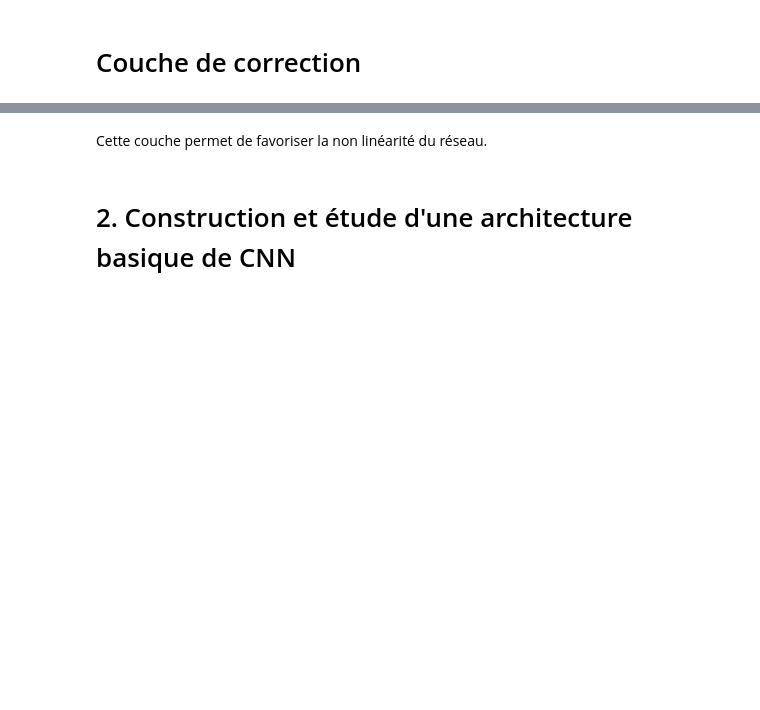
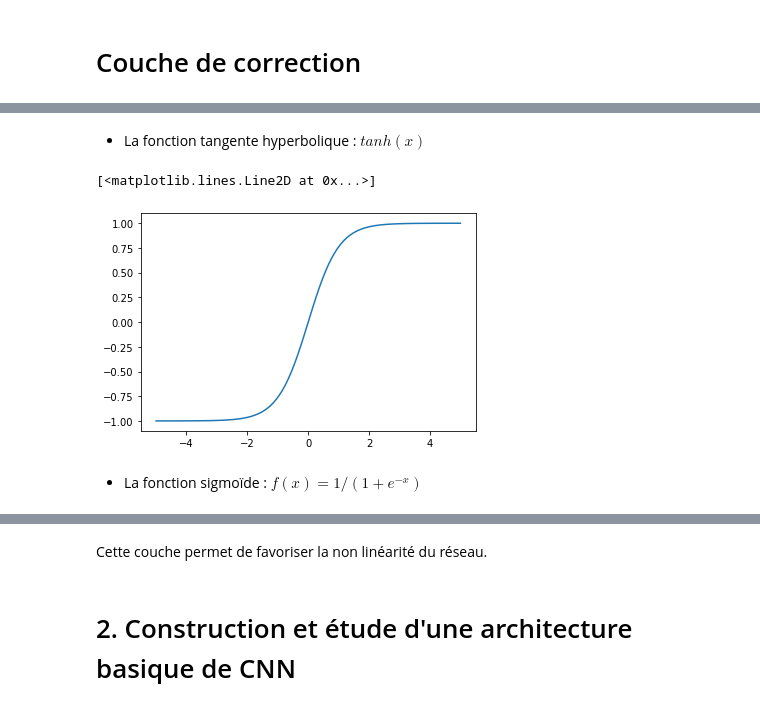
Before and after one commit to Gabriel2103/CNNArchitectures, a Jupyter notebook: CNN_Architectures.ipynb, the cells around one changed output, grey strips where cells are left out. Cells and saved outputs as stored; diff of their text form; code cells hidden in the pictures; blank space fills up the shorter version.

```diff
--- a/CNN_Architectures.ipynb
+++ b/CNN_Architectures.ipynb
@@ -108,0 +122,10 @@ Dans cette couche on applique une fonction d'activation terme-à-terme. Les fonc
+# %% [markdown]
+- La fonction tangente hyperbolique :  $tanh(x)$
+# %%
+fig, ax = plt.subplots()
+ax.plot(x,np.tanh(x))
+# %% [output]
+[<matplotlib.lines.Line2D at 0x...>]
+[figure, added]
+# %% [markdown]
+- La fonction sigmoïde : $f(x) = 1/(1+e^{-x})$
```
Also changed, not shown: parts of 13 cells of this notebook.
